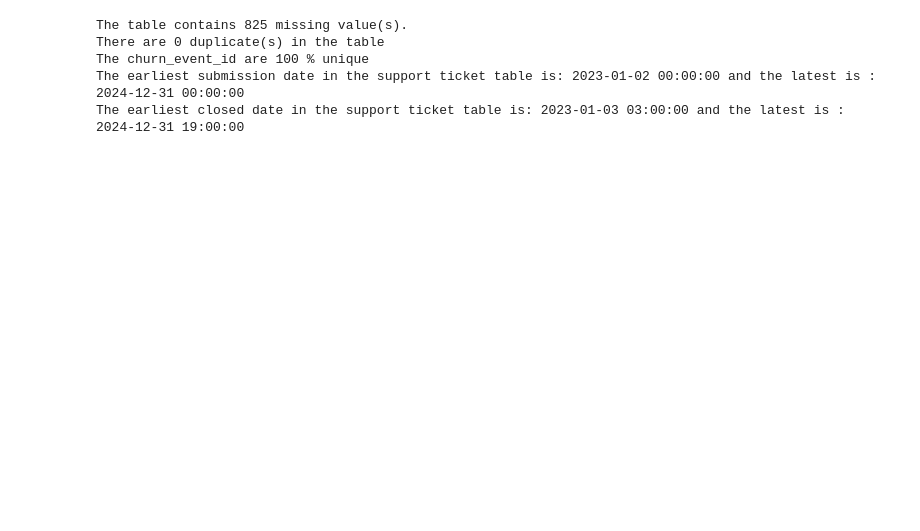
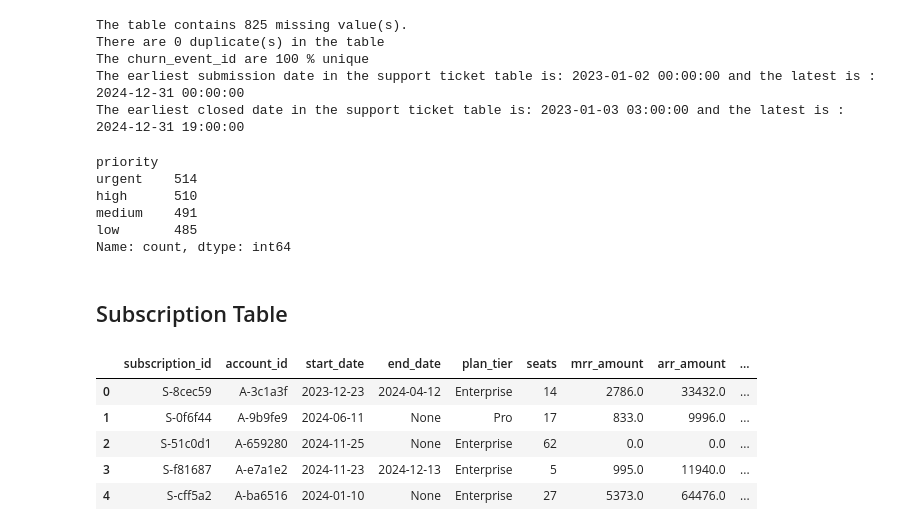
Before and after one commit to Data-Analytics-Study-Group/ravenstack-clone, a Jupyter notebook: notebooks/DataCleaning-v01.ipynb, the cells around one changed output. Cells and saved outputs as stored; diff of their text form; code cells hidden in the pictures; blank space fills up the shorter version.

Commit message:
finishing the tables conformity check and adding findings in data-quality-report-draft.md

```diff
--- a/notebooks/DataCleaning-v01.ipynb
+++ b/notebooks/DataCleaning-v01.ipynb
@@ -267,3 +272,24 @@ There are 0 duplicate(s) in the table
 The churn_event_id are 100 % unique
 The earliest submission date in the support ticket table is: 2023-01-02 00:00:00 and the latest is : 2024-12-31 00:00:00
 The earliest closed date in the support ticket table is: 2023-01-03 03:00:00 and the latest is : 2024-12-31 19:00:00
+# %%
+# check for typos in priority column
+support_tickets_df["priority"].value_counts()
+# %% [output]
+priority
+urgent    514
+high      510
+medium    491
+low       485
+Name: count, dtype: int64
+# %% [markdown]
+## Subscription Table
+# %%
+subscription_df.head()
+# %% [output]
+|  | subscription_id | account_id | start_date | end_date | plan_tier | seats | mrr_amount | arr_amount | ... |
+| 0 | S-8cec59 | A-3c1a3f | 2023-12-23 | 2024-04-12 | Enterprise | 14 | 2786.0 | 33432.0 | ... |
+| 1 | S-0f6f44 | A-9b9fe9 | 2024-06-11 | None | Pro | 17 | 833.0 | 9996.0 | ... |
+| 2 | S-51c0d1 | A-659280 | 2024-11-25 | None | Enterprise | 62 | 0.0 | 0.0 | ... |
+| 3 | S-f81687 | A-e7a1e2 | 2024-11-23 | 2024-12-13 | Enterprise | 5 | 995.0 | 11940.0 | ... |
+| 4 | S-cff5a2 | A-ba6516 | 2024-01-10 | None | Enterprise | 27 | 5373.0 | 64476.0 | ... |
```
Also changed, not shown: parts of 7 cells of this notebook.
